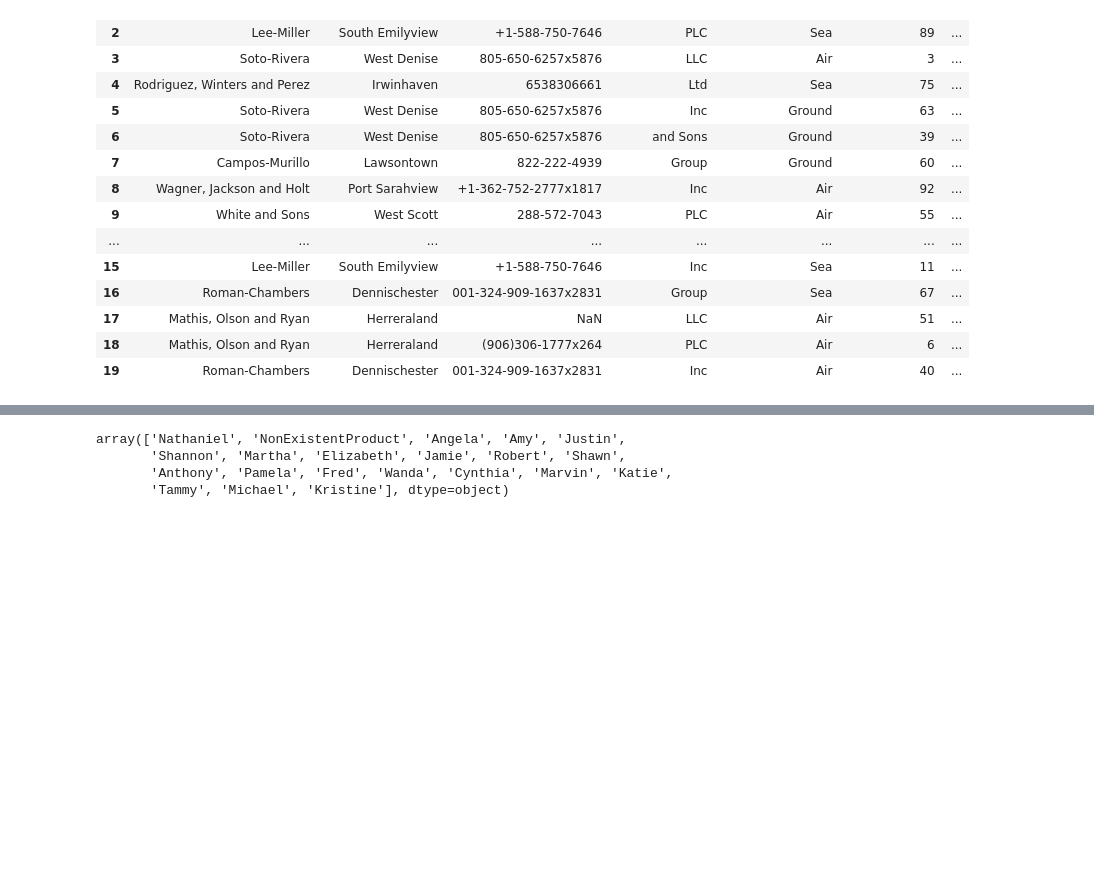
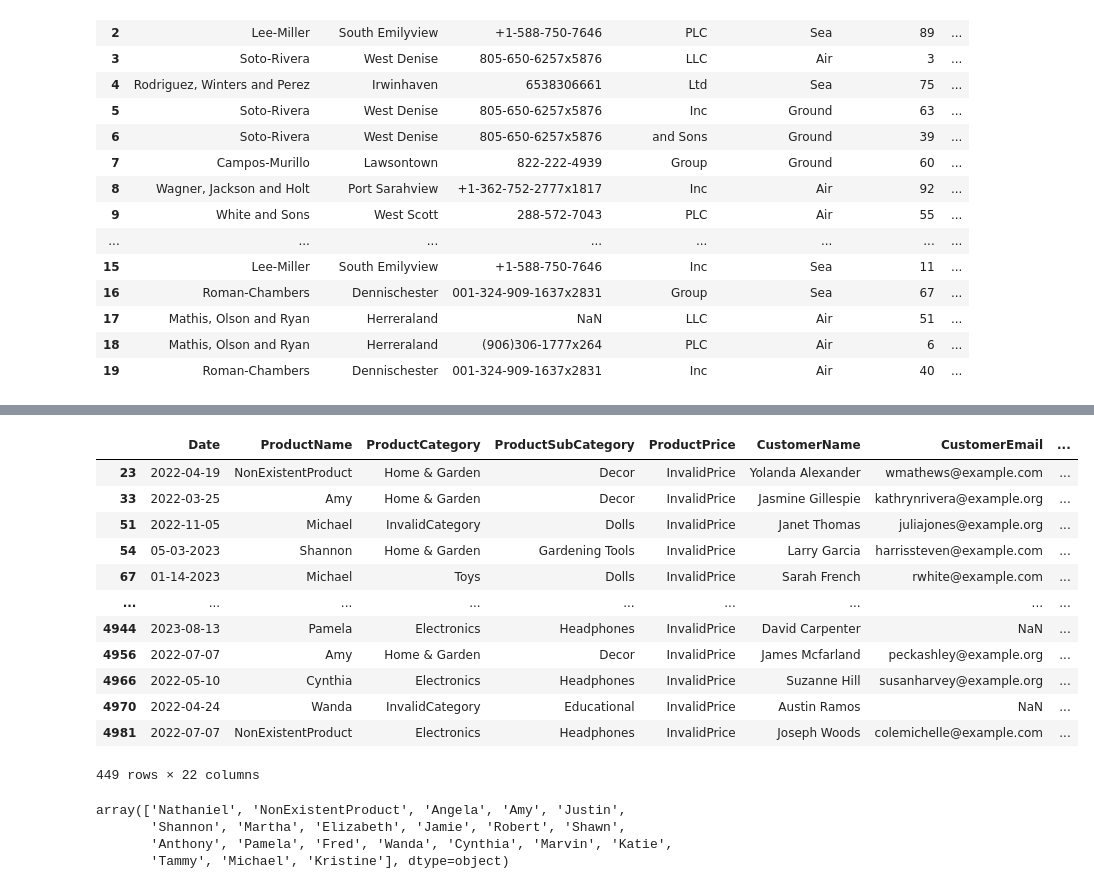
Before and after one commit to Faissal-00/Setting_up_and_Optimizing_a_Data_Warehouse_and_Analysis_with_Power_BI, a Jupyter notebook: Exploration.ipynb, the cells around one changed output, grey strips where cells are left out. Saved outputs shown, nothing was run; the diff lists cells and outputs as text; code cells hidden in the pictures; blank space fills up the shorter version.

```diff
--- a/Exploration.ipynb
+++ b/Exploration.ipynb
@@ -101,3 +137,21 @@ df[columns[10:]].head(20)
+# %%
+# Find records with 'InvalidPrice' in ProductPrice
+invalid_price = df[df['ProductPrice'] == 'InvalidPrice']
+invalid_price
+# %% [output]
+|  | Date | ProductName | ProductCategory | ProductSubCategory | ProductPrice | CustomerName | CustomerEmail | ... |
+| 23 | 2022-04-19 | NonExistentProduct | Home & Garden | Decor | InvalidPrice | Yolanda Alexander | wmathews@example.com | ... |
+| 33 | 2022-03-25 | Amy | Home & Garden | Decor | InvalidPrice | Jasmine Gillespie | kathrynrivera@example.org | ... |
+| 51 | 2022-11-05 | Michael | InvalidCategory | Dolls | InvalidPrice | Janet Thomas | juliajones@example.org | ... |
+| 54 | 05-03-2023 | Shannon | Home & Garden | Gardening Tools | InvalidPrice | Larry Garcia | harrissteven@example.com | ... |
+| 67 | 01-14-2023 | Michael | Toys | Dolls | InvalidPrice | Sarah French | rwhite@example.com | ... |
+| ... | ... | ... | ... | ... | ... | ... | ... | ... |
+| 4944 | 2023-08-13 | Pamela | Electronics | Headphones | InvalidPrice | David Carpenter | NaN | ... |
+| 4956 | 2022-07-07 | Amy | Home & Garden | Decor | InvalidPrice | James Mcfarland | peckashley@example.org | ... |
+| 4966 | 2022-05-10 | Cynthia | Electronics | Headphones | InvalidPrice | Suzanne Hill | susanharvey@example.org | ... |
+| 4970 | 2022-04-24 | Wanda | InvalidCategory | Educational | InvalidPrice | Austin Ramos | NaN | ... |
+| 4981 | 2022-07-07 | NonExistentProduct | Electronics | Headphones | InvalidPrice | Joseph Woods | colemichelle@example.com | ... |
+449 rows × 22 columns
 # %%
 pn = df['ProductName'].unique()
 pn
```
Also changed, not shown: parts of 2 cells of this notebook, 12 other files.
